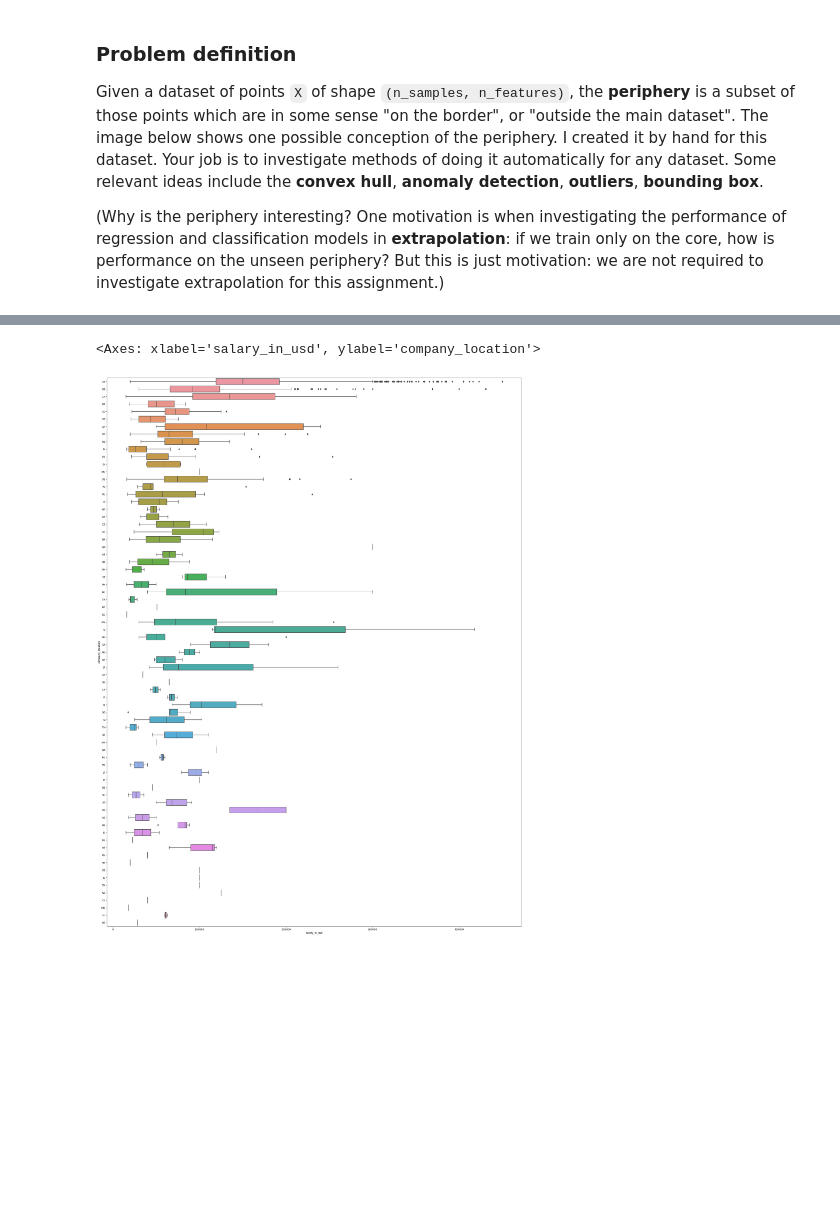
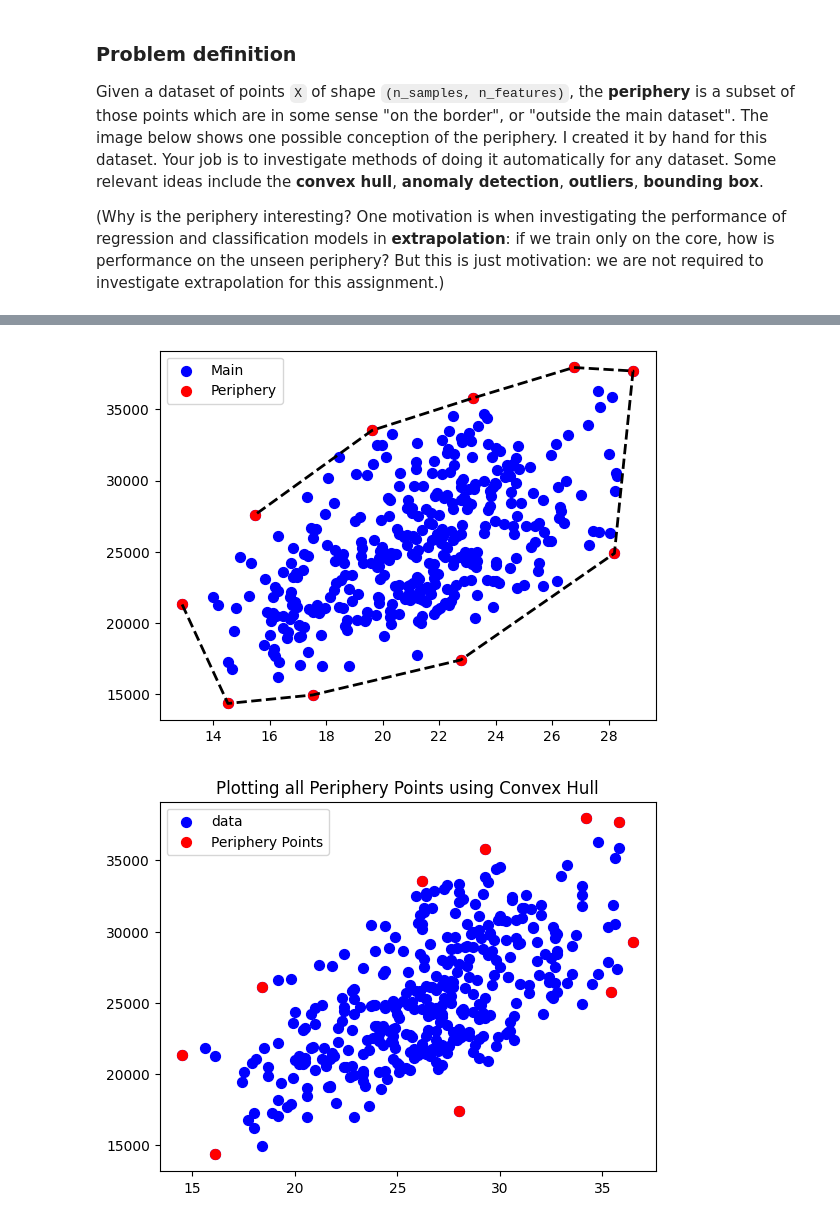
Before and after one commit to RafaelNovais/MasterAI, a Jupyter notebook: Assignment_2_Periphery.ipynb, the cells around one changed output, grey strips where cells are left out. Cells and saved outputs as stored; diff of their text form; code cells hidden in the pictures; blank space fills up the shorter version.

```diff
--- a/Assignment_2_Periphery.ipynb
+++ b/Assignment_2_Periphery.ipynb
@@ -81,4 +76,5 @@ plt.show()
 # %%
+#Read and import file
 import numpy as np
 import pandas as pd
 import matplotlib.pyplot as plt
@@ -87,6 +83,7 @@ from sklearn.base import BaseEstimator
 from sklearn.cluster import DBSCAN
 from sklearn.ensemble import IsolationForest
 import seaborn as sns
+from scipy.spatial import ConvexHull
 
-#Read File - https://www.kaggle.com/datasets/willianoliveiragibin/data-jobs-salaries
-data = pd.read_csv('/content/drive/MyDrive/Master/salaries.csv')
+
+data = pd.read_csv('/content/drive/MyDrive/Master/Courses/pandas-completo/Data Science/Beer.csv')
@@ -110,7 +90,37 @@ data.groupby(['company_location', 'job_title','experience_level' ])[['salary_in_
-# %%
-ax = sns.boxplot(x='salary_in_usd', y='company_location', data=data,orient='h' )
-ax.figure.set_size_inches(30,40)
-ax
-# %% [output]
-<Axes: xlabel='salary_in_usd', ylabel='company_location'>
-[figure, removed]
+# %%
+#ConvexHull
+ax = data[['temp_mean', 'consumption']].values
+
+hull = ConvexHull(ax) # Convex Hull is a function where the next convex angle is found. This video helped me understand the function   https://www.youtube.com/watch?v=VtAubZEOmpA
+periphery_indices = hull.vertices #Set the index os all periphery in a variable
+periphery_points = ax[periphery_indices] #Set the all periphery points in the graphic in a variable
+plt.scatter(ax[:, 0], ax[:, 1], s=50, c='b', label='Main') #Plot the all the points in the graphic
+plt.scatter(periphery_points[:, 0], periphery_points[:, 1], s=50, c='r', label='Periphery') # Paint the periphery in red
+plt.plot(ax[periphery_indices, 0], ax[periphery_indices, 1], 'k--', lw=2) #Conect all the periphery point with line
+plt.show()# Display the graphic
+# %% [output]
+[figure, added]
+# %%
+#Convex Hull Using ChatGPT
+#To plot all the data points on the periphery, you can use the Convex Hull method, which will include all the points that form the convex hull,
+# not just the boundary points. Here's an example of how to do this using Python and the matplotlib library:
+
+# Generate or load your dataset X (n_samples, n_features)
+X = data[['temp_max', 'consumption']].values
+# Calculate the convex hull
+hull = ConvexHull(X)
+
+# Get the indices of all points on the convex hull
+periphery_indices = hull.vertices
+
+# Plot all data points
+plt.scatter(X[:, 0], X[:, 1], s=50, c='b', label='data')
+
+# Plot all points on the convex hull
+plt.scatter(X[periphery_indices, 0], X[periphery_indices, 1], s=50, c='r', label='Periphery Points')
+
+plt.legend()
+plt.title("Plotting all Periphery Points using Convex Hull")
+plt.show()
+# %% [output]
+[figure, added]
```
Also changed, not shown: parts of 9 cells of this notebook.
